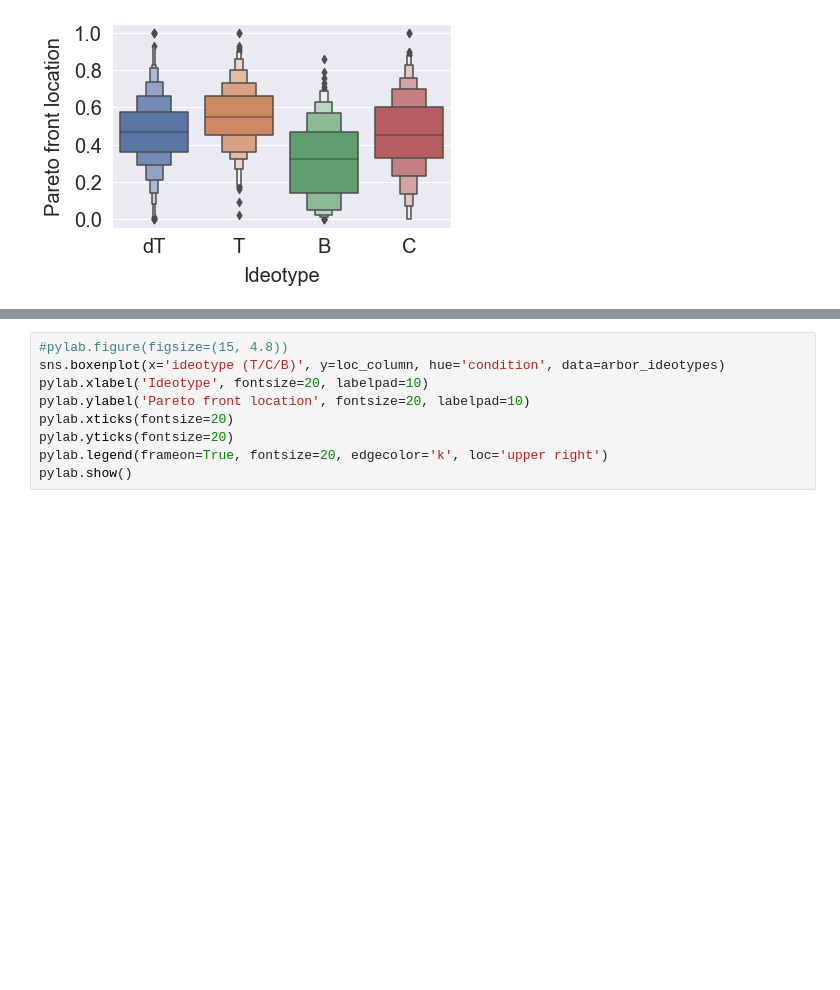
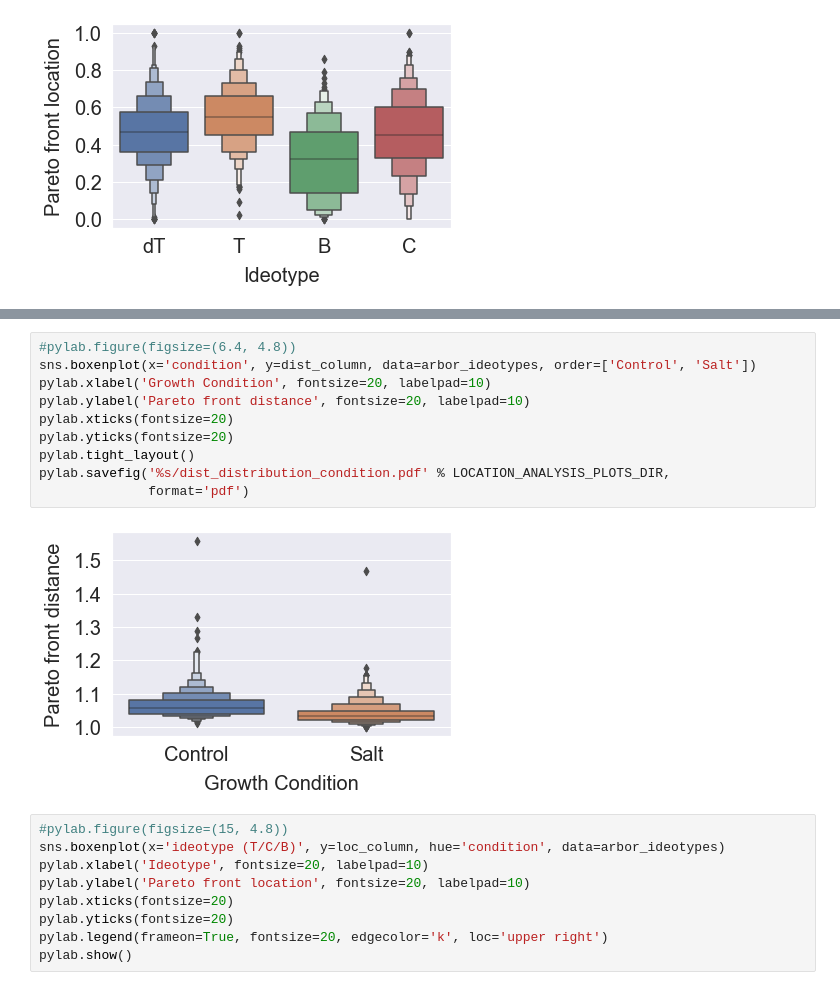
Before and after one commit to arjunc12/Plant-Architecture, a Jupyter notebook: Ideotypes-analysis.ipynb, the cells around one changed output, grey strips where cells are left out. Saved outputs shown, nothing was run; the diff lists cells and outputs as text; blank space fills up the shorter version.

```diff
--- a/Ideotypes-analysis.ipynb
+++ b/Ideotypes-analysis.ipynb
@@ -259,3 +259,15 @@ pylab.savefig('%s/alpha_distribution_condition.pdf' % LOCATION_ANALYSIS_PLOTS_DI
+# %%
+#pylab.figure(figsize=(6.4, 4.8))
+sns.boxenplot(x='condition', y=dist_column, data=arbor_ideotypes, order=['Control', 'Salt'])
+pylab.xlabel('Growth Condition', fontsize=20, labelpad=10)
+pylab.ylabel('Pareto front distance', fontsize=20, labelpad=10)
+pylab.xticks(fontsize=20)
+pylab.yticks(fontsize=20)
+pylab.tight_layout()
+pylab.savefig('%s/dist_distribution_condition.pdf' % LOCATION_ANALYSIS_PLOTS_DIR,
+              format='pdf')
+# %% [output]
+[figure, added]
 # %%
 #pylab.figure(figsize=(15, 4.8))
 sns.boxenplot(x='ideotype (T/C/B)', y=loc_column, hue='condition', data=arbor_ideotypes)
```
Also changed, not shown: parts of 1 cell of this notebook, 2 other files.
